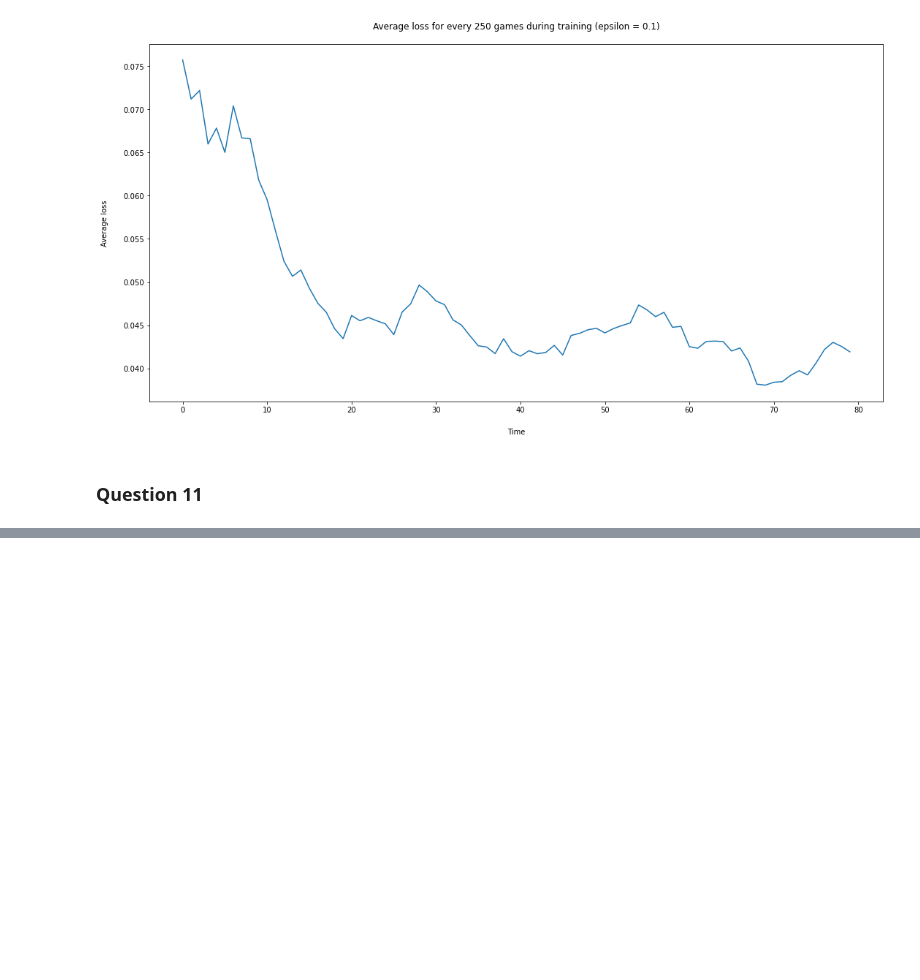
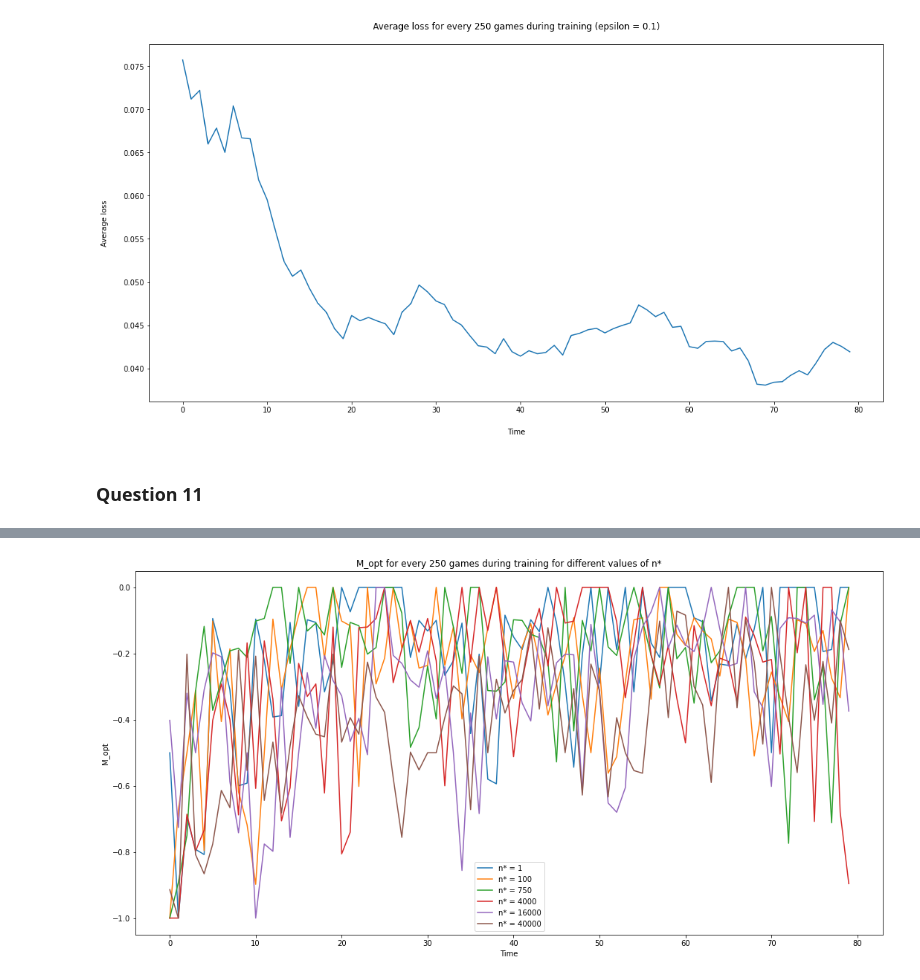
Before and after one commit to thurgarion2/tictactoe, a Jupyter notebook: tic_tac_toe.ipynb, the cells around one changed output, grey strips where cells are left out. Saved outputs shown, nothing was run; the diff lists cells and outputs as text; code cells hidden in the pictures; blank space fills up the shorter version.

```diff
--- a/tic_tac_toe.ipynb
+++ b/tic_tac_toe.ipynb
@@ -1090,6 +1095,7 @@ def train_deep_q_player(deep_epsilon=0.1, optimal_epsilon=0.5, buffer_size=10000
 
 def train_on_a_game(optimal, deep_q, deep_q_turn, update_deep_q_player, replayBuffer, batch_size):
     env = TictactoeEnv()
+    deep_q.start_game()
     grid, _, __ = env.observe()
     losses = []
 
@@ -1234,0 +1318,20 @@ learner.act(grid)
+# %%
+n_stars = [1, 100, 750, 4000, 16000, 40000]
+M_opts, M_rands =  {}, {}
+
+for n_star in n_stars:
+    M_opt, M_rand = train_deep_q_epsilon_star(n_star=n_star,  nb_games = 20000, average_length = 250)
+    M_opts[n_star] = M_opt
+    M_rands[n_star] = M_rand
+# %%
+fig = plt.figure(figsize=(18,9))
+for n_star, m_opt in M_opts.items():
+    y = m_opt
+    plt.plot(range(len(y)), y, label = 'n* = ' + str(n_star))
+plt.legend()
+plt.title('M_opt for every 250 games during training for different values of n*')
+plt.ylabel('M_opt')
+plt.xlabel('Time')
+plt.show()
+# %% [output]
+[figure, added]
```
Also changed, not shown: parts of 14 cells of this notebook.
